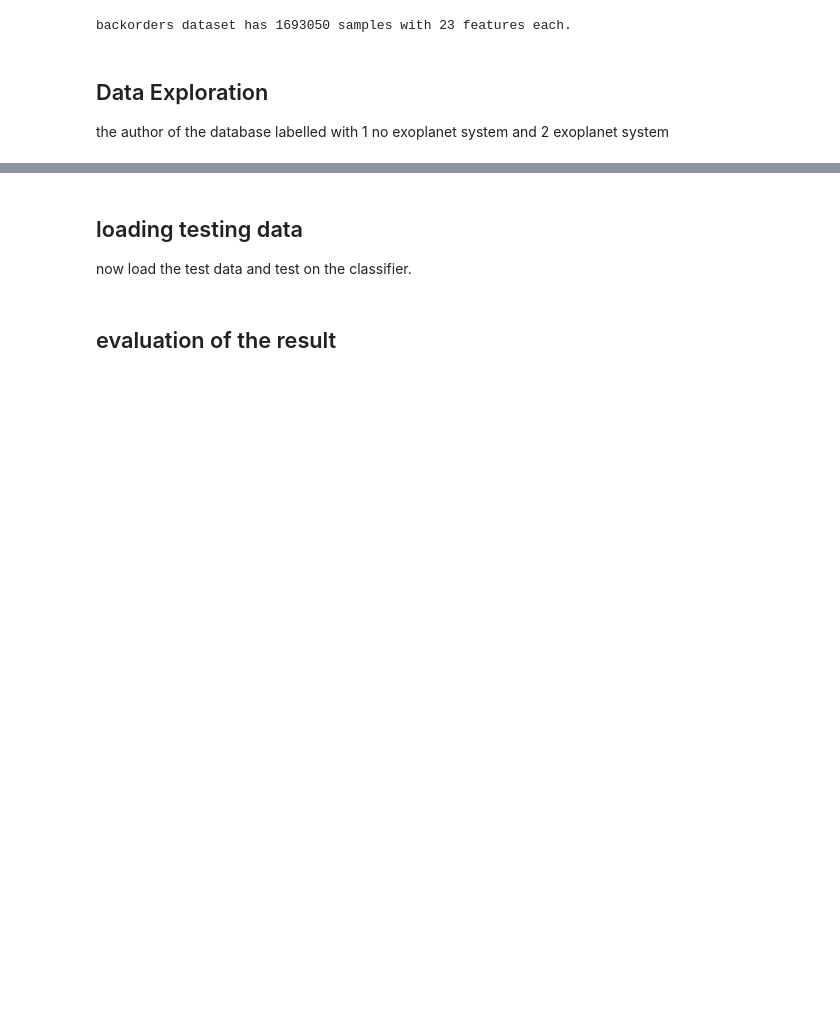
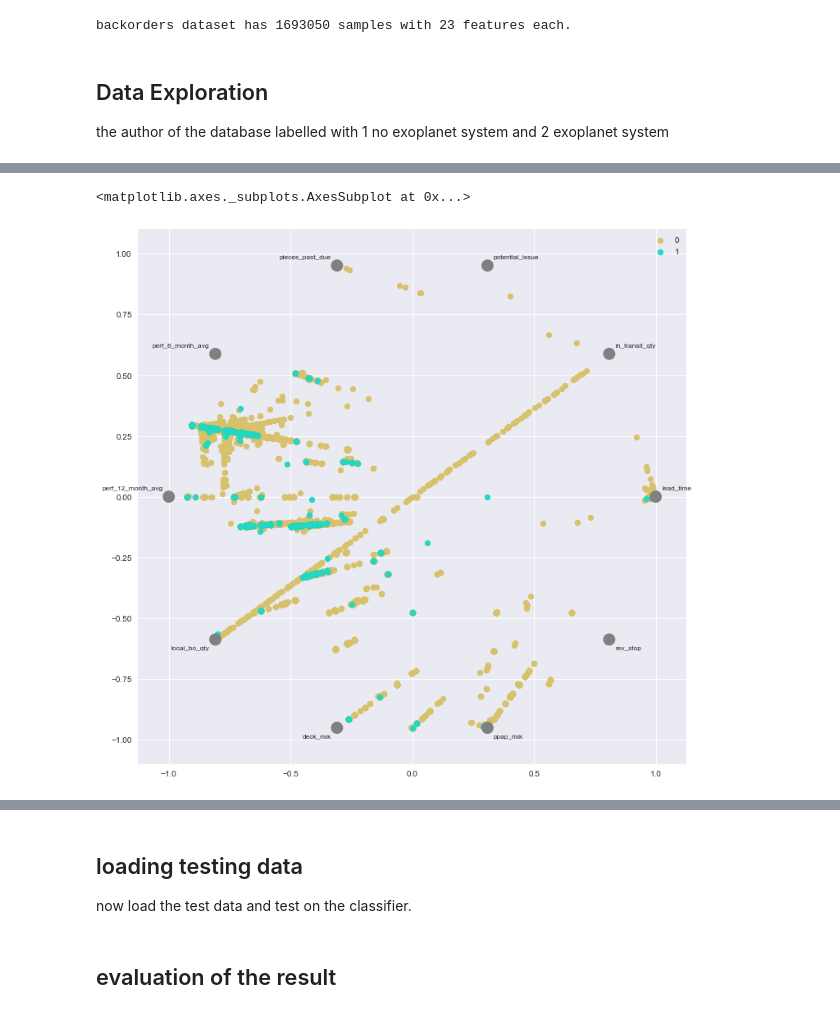
Before and after one commit to Drea1989/backorder-detection, a Jupyter notebook: Backorders.ipynb, the cells around one changed output, grey strips where cells are left out. Cells and saved outputs as stored; diff of their text form; code cells hidden in the pictures; blank space fills up the shorter version.

```diff
--- a/Backorders.ipynb
+++ b/Backorders.ipynb
@@ -246,0 +130,9 @@ hp.evaluate(results, 0.3, 0.3)
+# %%
+# Create a DataFrame of the chosen samples
+plt.figure(figsize =(12,12))
+samples = feat_data
+samples['label'] = labels
+display(pd.tools.plotting.radviz(samples, 'label'))
+# %% [output]
+<matplotlib.axes._subplots.AxesSubplot at 0x...>
+[figure, added]
```
Also changed, not shown: parts of 43 cells of this notebook.
